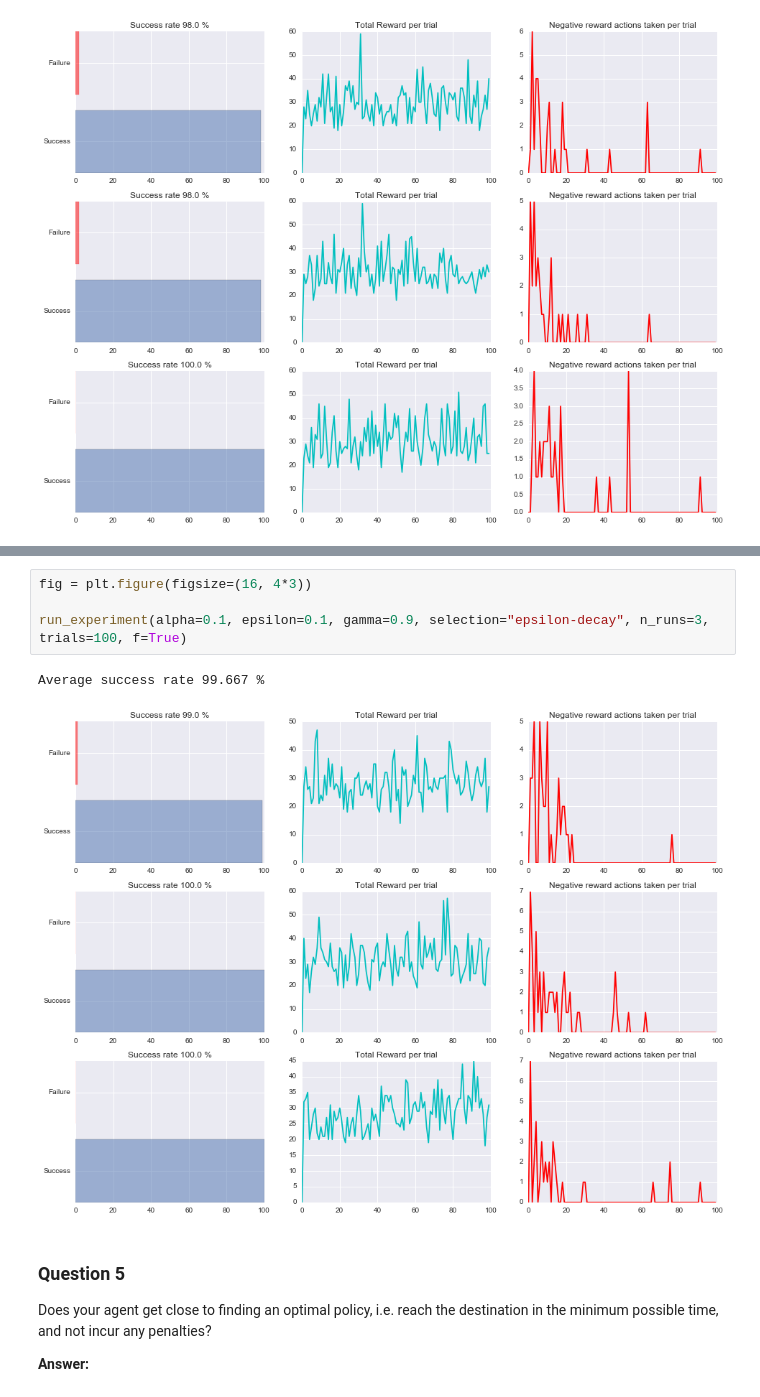
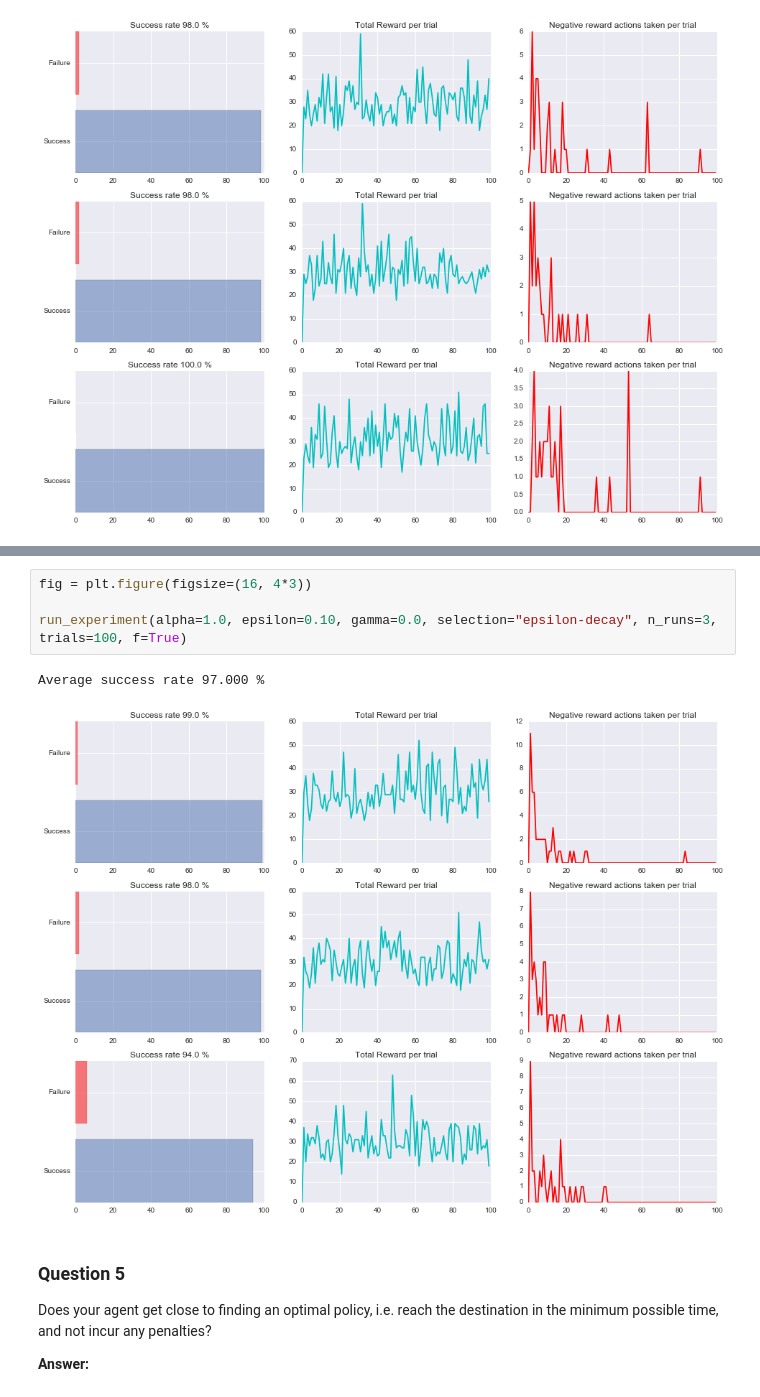
Before and after one commit to thomalm/udacity, a Jupyter notebook: machine-learning-nanodegree/p4-smartcab/report.ipynb, the cells around one changed output, grey strips where cells are left out. Saved outputs shown, nothing was run; the diff lists cells and outputs as text.

```diff
--- a/machine-learning-nanodegree/p4-smartcab/smartcab/report.ipynb
+++ b/machine-learning-nanodegree/p4-smartcab/report.ipynb
@@ -136,10 +163,10 @@ Average success rate 98.667 %
 # %%
 fig = plt.figure(figsize=(16, 4*3))
 
-run_experiment(alpha=0.1, epsilon=0.1, gamma=0.9, selection="epsilon-decay", n_runs=3, trials=100, f=True)
+run_experiment(alpha=1.0, epsilon=0.10, gamma=0.0, selection="epsilon-decay", n_runs=3, trials=100, f=True)
 # %% [output]
-Average success rate 99.667 %
+Average success rate 97.000 %
-[figure, old version]
+[figure, new version]
 # %% [markdown]
 ### Question 5
 
```
Also changed, not shown: parts of 8 cells of this notebook, 1 other file.
